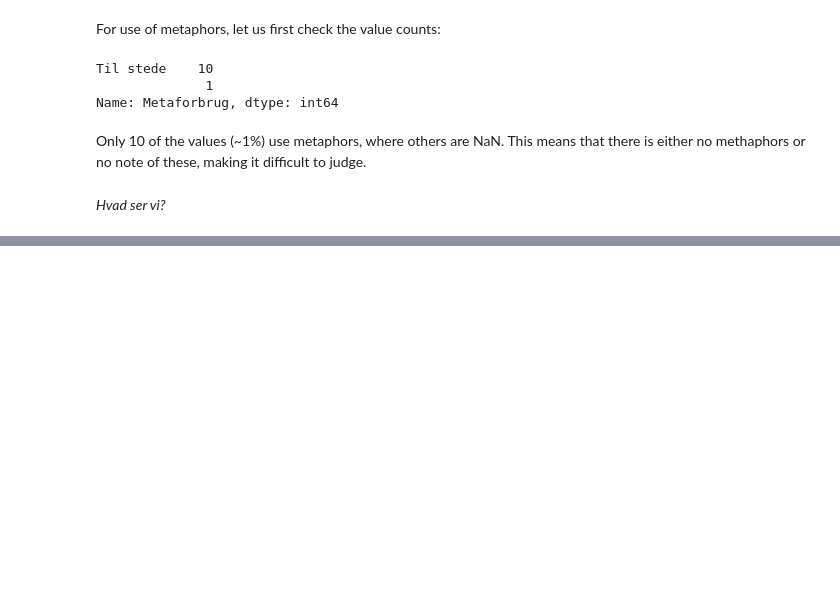
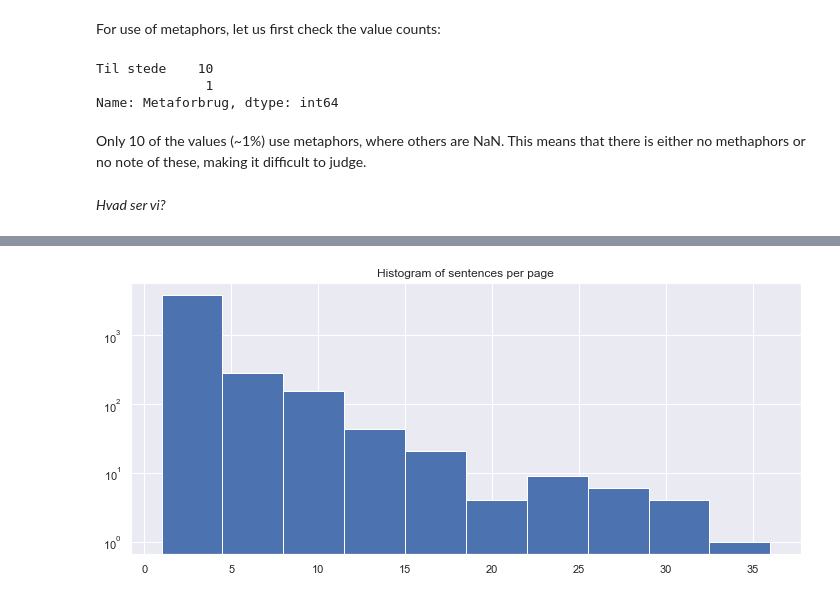
Before and after one commit to StefPetro/ATEL_speciale, a Jupyter notebook: exploratory.ipynb, the cells around one changed output, grey strips where cells are left out. Saved outputs shown, nothing was run; the diff lists cells and outputs as text; code cells hidden in the pictures; blank space fills up the shorter version.

```diff
--- a/exploratory.ipynb
+++ b/exploratory.ipynb
@@ -319,0 +362,9 @@ Only 10 of the values (~1%) use metaphors, where others are NaN. This means that
+# %%
+plt.figure(figsize=(12,5))
+num_sentences_per_page = [len(page.sentences) for book in book_col for page in book]
+plt.hist(num_sentences_per_page)
+plt.yscale('log')
+plt.title('Histogram of sentences per page')
+plt.show()
+# %% [output]
+[figure, added]
```
Also changed, not shown: parts of 9 cells of this notebook.
